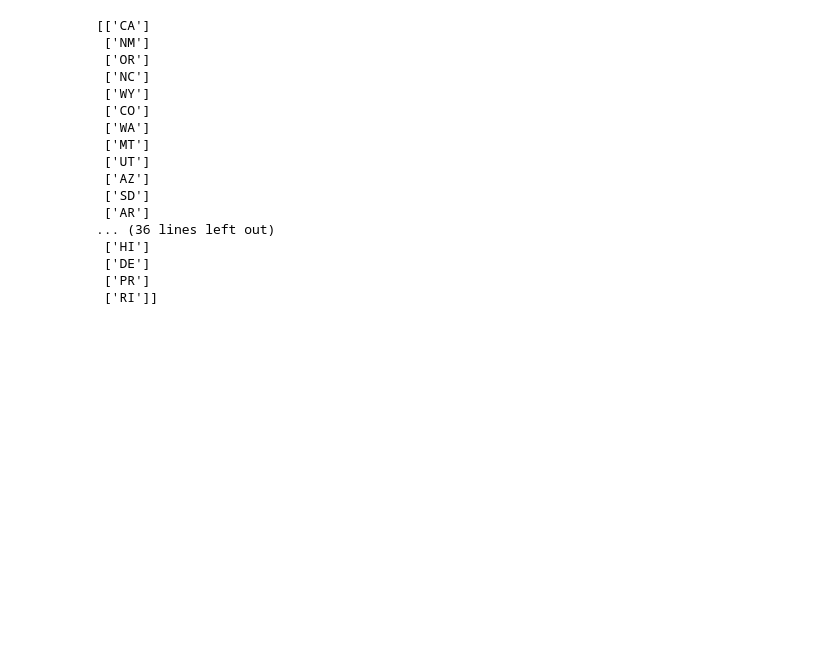
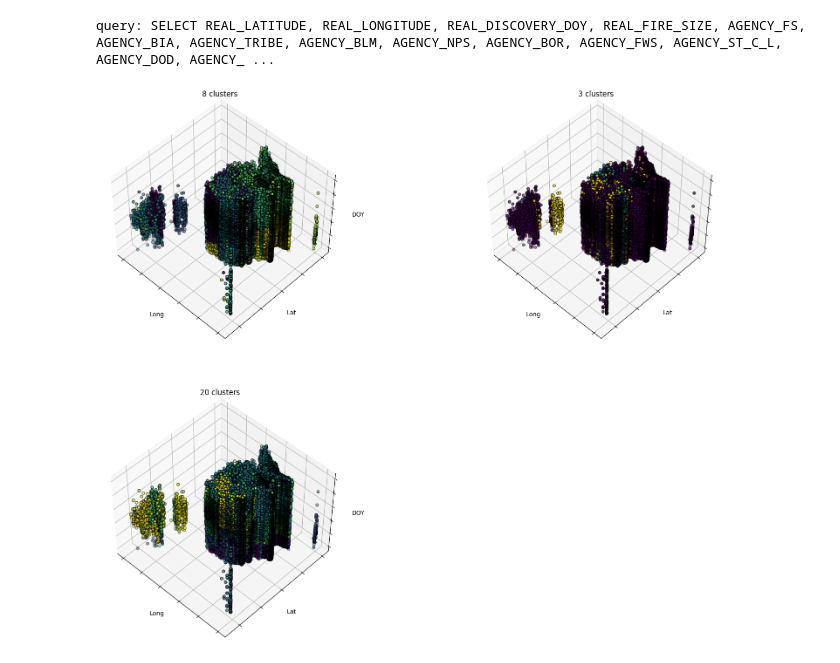
Before and after one commit to hwbit/comp4710-g1, a Jupyter notebook: Untitled.ipynb, the cells around one changed output. Cells and saved outputs as stored; diff of their text form; code cells hidden in the pictures; blank space fills up the shorter version.

Commit message:
Removed dropping of columns as it is unessesary and added code to the python notebook to create clusters for multiple datapoints

```diff
--- a/Untitled.ipynb
+++ b/Untitled.ipynb
@@ -48,6 +48,7 @@ def do_kmean(data):
         ax.zaxis.set_ticklabels([])
         ax.set_xlabel("Long")
         ax.set_ylabel("Lat")
+        ax.invert_yaxis()
         ax.set_zlabel("DOY")
         ax.set_title(title)
 
@@ -59,7 +60,7 @@ def do_kmean(data):
 
 #query db, return array
 def query_db():
-    engine = create_engine("sqlite:///FPA_FOD_20221014.sqlite")
+    engine = create_engine("sqlite:///updated_fires_db.sqlite")
 
     # NWCG_REPORTING_AGENCY
     # FIRE_YEAR
@@ -74,59 +75,78 @@ def query_db():
     # LONGITUDE
     # STATE
     # COUNTY
 
-    old_query = '''
-        SELECT LATITUDE, LONGITUDE, DISCOVERY_DOY, STATE FROM Fires
-        WHERE FIRE_YEAR = 2008
-        AND NWCG_CAUSE_CLASSIFICATION = 'Human'
+    query = '''
+        SELECT REAL_LATITUDE, REAL_LONGITUDE, REAL_DISCOVERY_DOY, REAL_FIRE_SIZE FROM Fires
         LIMIT 5000
     '''
 
-    query = '''
-        SELECT DISTINCT STATE FROM Fires
-    '''
+    with engine.connect() as connection:
+        result = connection.execute(text(
+        query
+            )
+        )
 
-    with engine.connect() as connection:
+        # Gets all column names
+        table_query = "PRAGMA table_info(Fires);"
+        existing_columns = [] # list of all colmns in the fire table
+        result = connection.execute(text(table_query))
+        data = []
+        for row in result:
+            a = []
+            for item in row:
+                a.append(item)
+
+            data.append(a)
+        # print(data)
+        column_infos = np.array(data)
+
+        # For each column we get several parts of info that we must proccess
+        for column_info in column_infos:
+
+            column_info_parts = str(column_info).split(" ") # seperate all these parts into individual pieces
+            existing_columns.append(column_info_parts[1].strip("'")) # remove quotes from the column name part and add it
+
+        #print(str(existing_columns))
+
+        query = "SELECT REAL_LATITUDE, REAL_LONGITUDE, REAL_DISCOVERY_DOY, REAL_FIRE_SIZE" # "REAL_" columns need to be added manually as they are what we use to display
+        # Add all columns to list of things to group on
+        for col_name in existing_columns:
+            if(col_name != 'OBJECTID' and 'STATE_' not in col_name and ("AGENCY_" in col_name or "CAUSE_" in col_name)): # Dont group on the primary key OBJECTID
+                query += ", "  + col_name
+
+        query += " FROM Fires"
+        query += " LIMIT 800000"
+        query += ";"
+
+        print("query: " + query)
+
         result = connection.execute(text(
         query
             )
         )
 
         data = []
         for row in result:
             a = []
             for item in row:
                 a.append(item)
 
             data.append(a)
-        # print(data)
+            # print(data)
         x = np.array(data)
+
         # print(x)
     return x
 
 
 
 if __name__ == '__main__':
-    #run()
-    data = query_db()
-    print(data)
+    run()
+    #data = query_db()
+    #print(data)
 
 # %%
 # %% [output]
-[['CA']
- ['NM']
- ['OR']
- ['NC']
- ['WY']
- ['CO']
- ['WA']
- ['MT']
- ['UT']
- ['AZ']
- ['SD']
- ['AR']
-... (36 lines left out)
- ['HI']
- ['DE']
- ['PR']
- ['RI']]
+query: SELECT REAL_LATITUDE, REAL_LONGITUDE, REAL_DISCOVERY_DOY, REAL_FIRE_SIZE, AGENCY_FS, AGENCY_BIA, AGENCY_TRIBE, AGENCY_BLM, AGENCY_NPS, AGENCY_BOR, AGENCY_FWS, AGENCY_ST_C_L, AGENCY_DOD, AGENCY_ ...
+[figure, added]
```
Also changed, not shown: 1 other file.
